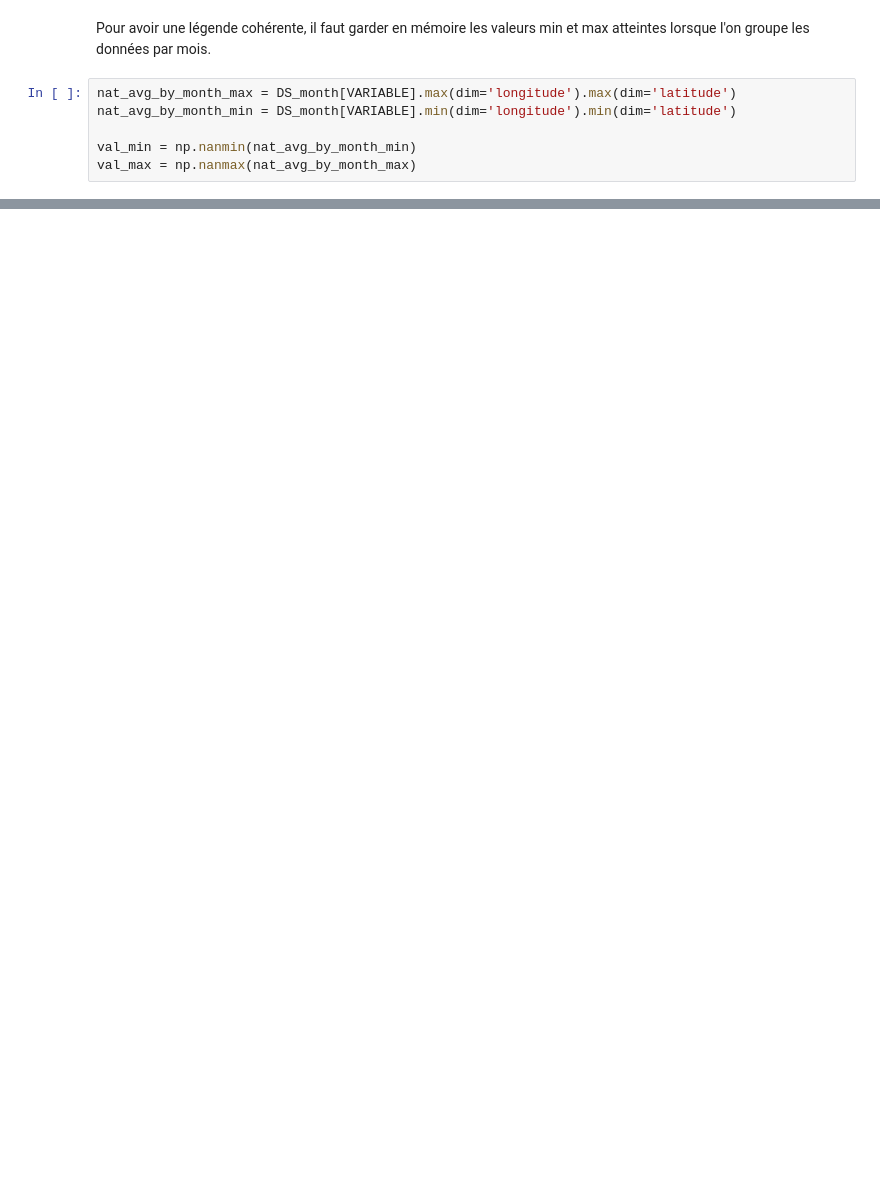
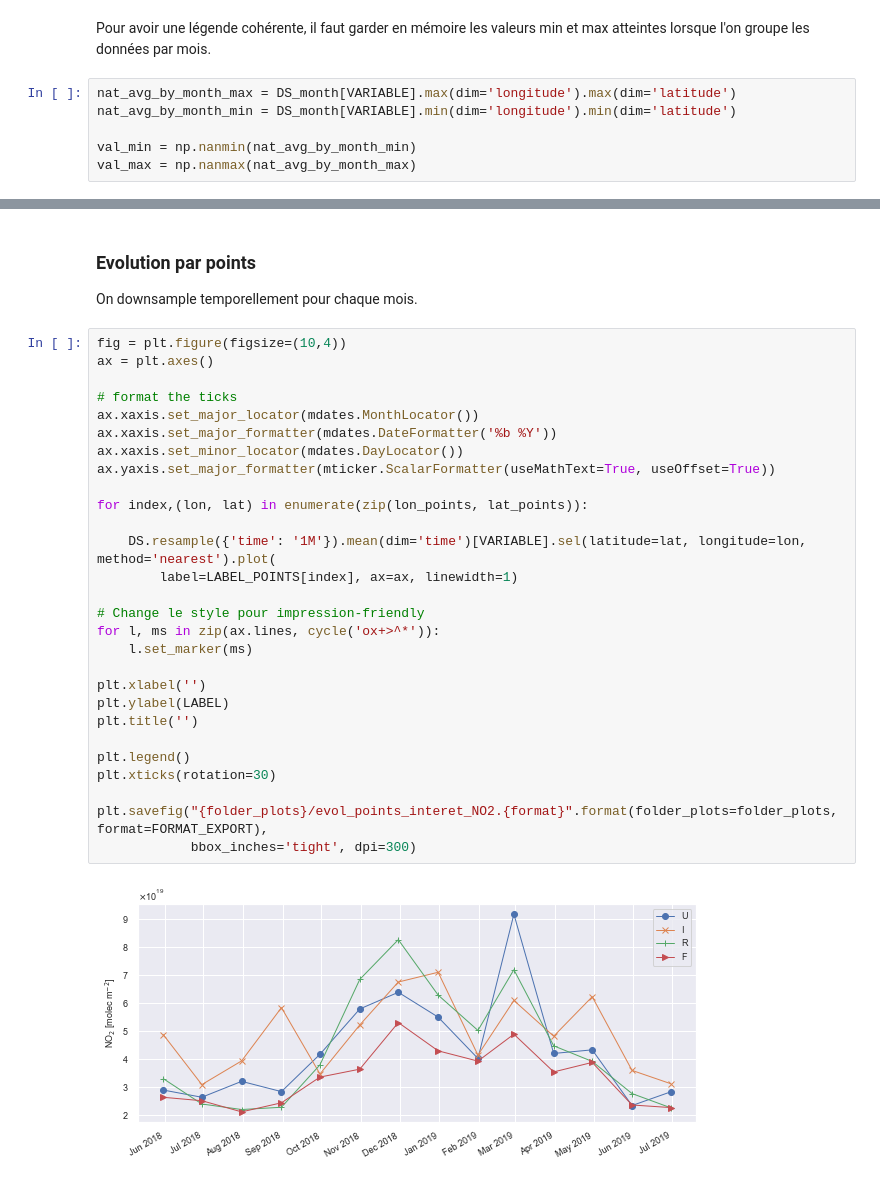
Before and after one commit to bilelomrani1/s5p-analysis, a Jupyter notebook: S5P-Plots.ipynb, the cells around one changed output, grey strips where cells are left out. Saved outputs shown, nothing was run; the diff lists cells and outputs as text; blank space fills up the shorter version.

```diff
--- a/S5P-Plots.ipynb
+++ b/S5P-Plots.ipynb
@@ -374,0 +403,34 @@ Processing Jun 2019
+# %% [markdown]
+### Evolution par points
+
+On downsample temporellement pour chaque mois.
+# %%
+fig = plt.figure(figsize=(10,4))
+ax = plt.axes()
+
+# format the ticks
+ax.xaxis.set_major_locator(mdates.MonthLocator())
+ax.xaxis.set_major_formatter(mdates.DateFormatter('%b %Y'))
+ax.xaxis.set_minor_locator(mdates.DayLocator())
+ax.yaxis.set_major_formatter(mticker.ScalarFormatter(useMathText=True, useOffset=True))
+
+for index,(lon, lat) in enumerate(zip(lon_points, lat_points)):
+
+    DS.resample({'time': '1M'}).mean(dim='time')[VARIABLE].sel(latitude=lat, longitude=lon, method='nearest').plot(
+        label=LABEL_POINTS[index], ax=ax, linewidth=1)
+
+# Change le style pour impression-friendly
+for l, ms in zip(ax.lines, cycle('ox+>^*')):
+    l.set_marker(ms)
+
+plt.xlabel('')
+plt.ylabel(LABEL)
+plt.title('')
+
+plt.legend()
+plt.xticks(rotation=30)
+
+plt.savefig("{folder_plots}/evol_points_interet_NO2.{format}".format(folder_plots=folder_plots, format=FORMAT_EXPORT),
+            bbox_inches='tight', dpi=300)
+# %% [output]
+[figure, added]
```
Also changed, not shown: parts of 19 cells of this notebook, 19 other files.
